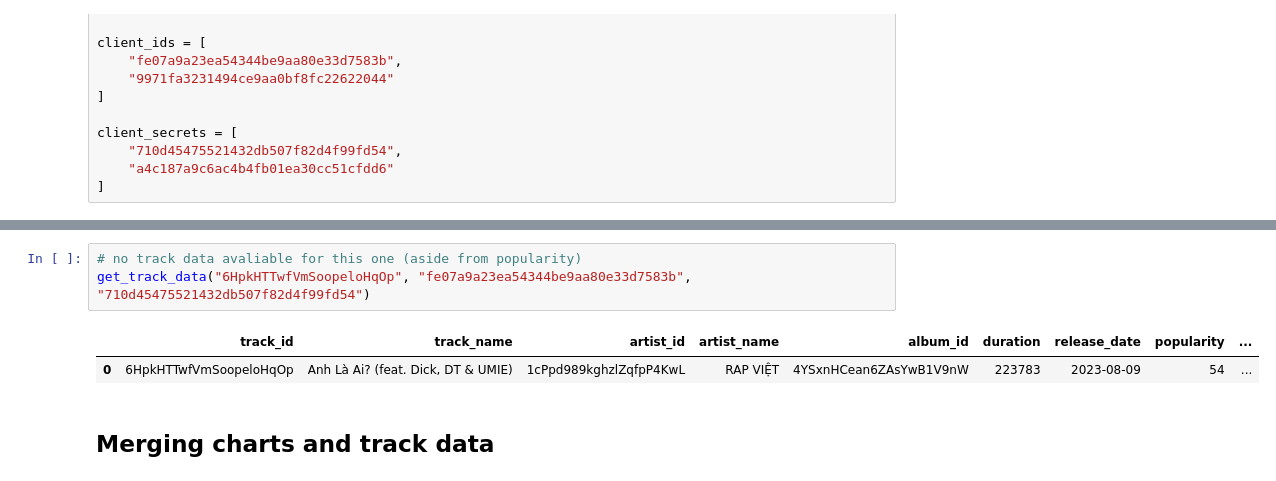
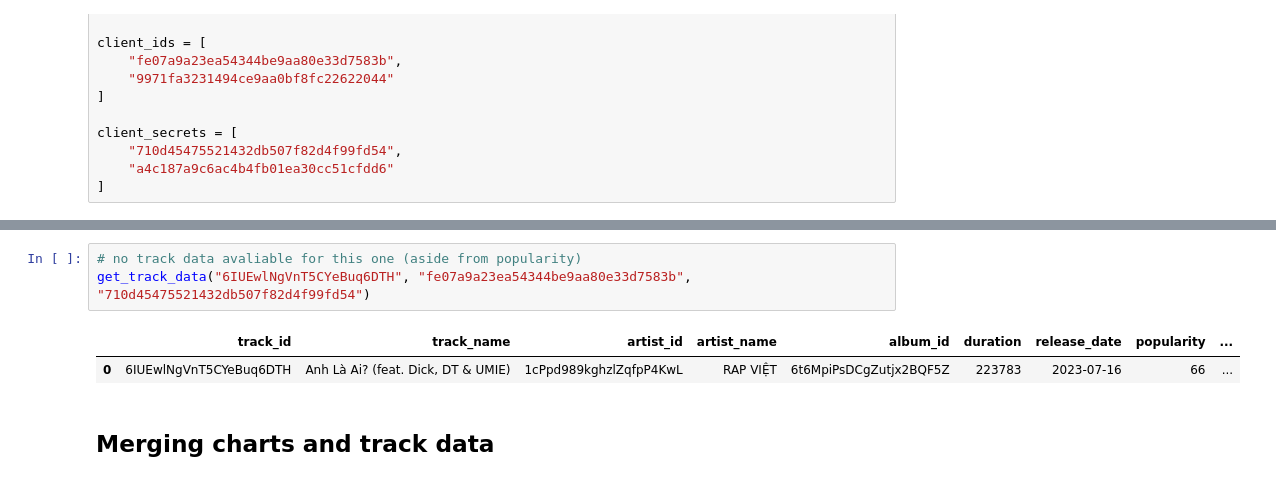
Before and after one commit to jeremiahfernandez97/spotify-pipeline, a Jupyter notebook: spotify_pipeline.ipynb, the cells around one changed output, grey strips where cells are left out. Drawn from its saved outputs; the diff is of its cells as text.

```diff
--- a/spotify_pipeline.ipynb
+++ b/spotify_pipeline.ipynb
@@ -518,9 +559,9 @@ charts_unique_tracks[~charts_unique_tracks["track_id"].isin(pd.read_sql_query("S
 # %%
 # no track data avaliable for this one (aside from popularity)
-get_track_data("6HpkHTTwfVmSoopeloHqOp", "fe07a9a23ea54344be9aa80e33d7583b", "710d45475521432db507f82d4f99fd54")
+get_track_data("6IUEwlNgVnT5CYeBuq6DTH", "fe07a9a23ea54344be9aa80e33d7583b", "710d45475521432db507f82d4f99fd54")
 # %% [output]
 |  | track_id | track_name | artist_id | artist_name | album_id | duration | release_date | popularity | ... |
-| 0 | 6HpkHTTwfVmSoopeloHqOp | Anh Là Ai? (feat. Dick, DT & UMIE) | 1cPpd989kghzlZqfpP4KwL | RAP VIỆT | 4YSxnHCean6ZAsYwB1V9nW | 223783 | 2023-08-09 | 54 | ... |
+| 0 | 6IUEwlNgVnT5CYeBuq6DTH | Anh Là Ai? (feat. Dick, DT & UMIE) | 1cPpd989kghzlZqfpP4KwL | RAP VIỆT | 6t6MpiPsDCgZutjx2BQF5Z | 223783 | 2023-07-16 | 66 | ... |
 # %% [markdown]
 <h2>Merging charts and track data</h2>
 # %%
```
Also changed, not shown: parts of 36 cells of this notebook, 5 other files.
